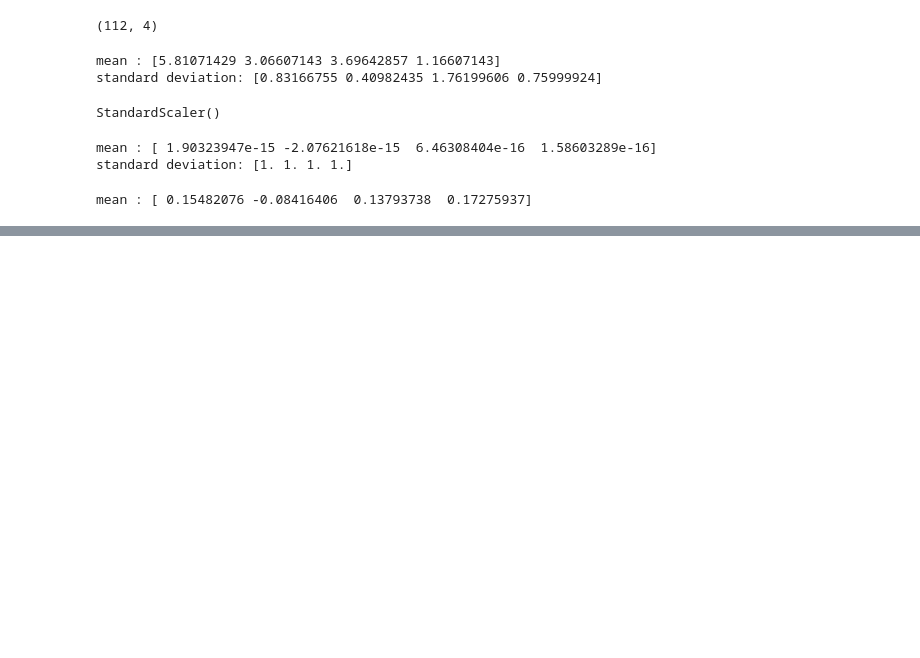
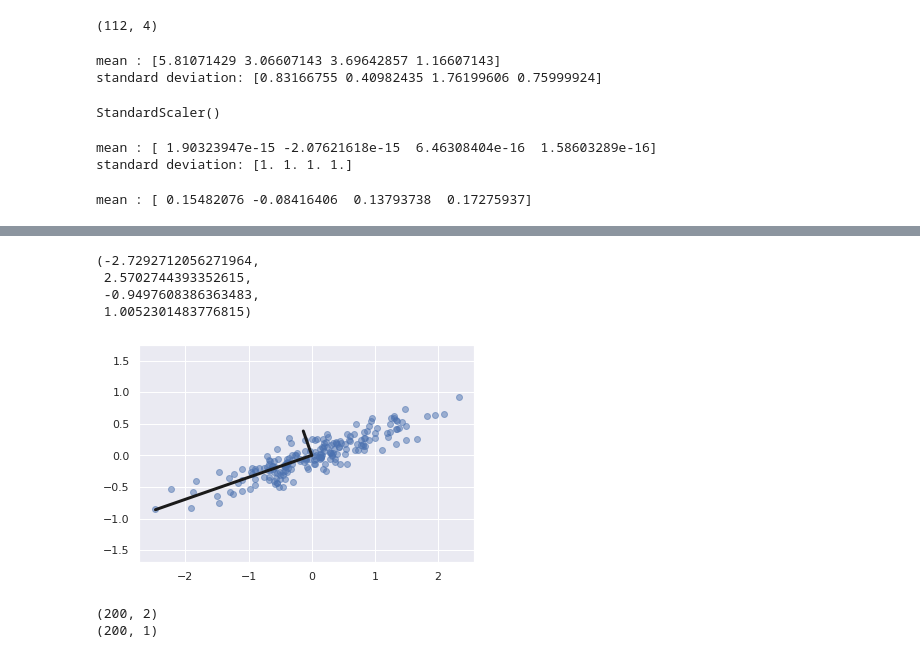
Before and after one commit to Amirserajj/ML-Lab, a Jupyter notebook: ML_Lab_Scikit.ipynb, the cells around one changed output, grey strips where cells are left out. Drawn from its saved outputs; the diff is of its cells as text; code cells hidden in the pictures; blank space fills up the shorter version.

```diff
--- a/ML_Lab_Scikit.ipynb
+++ b/ML_Lab_Scikit.ipynb
@@ -449,0 +486,20 @@ mean : [ 0.15482076 -0.08416406  0.13793738  0.17275937]
+# %%
+plt.plot(X[:,0],X[:,1],"o",alpha=0.5)
+for length , vector in zip(pca.explained_variance_,pca.components_):
+  v=vector*3*np.sqrt(length)
+  plt.plot([0,v[0]],[0,v[1]],"-k",lw=3)
+plt.axis("equal")
+# %% [output]
+(-2.7292712056271964,
+ 2.5702744393352615,
+ -0.9497608386363483,
+ 1.0052301483776815)
+[figure, added]
+# %%
+clf=PCA(0.95)
+X_trans=clf.fit_transform(X)
+print(X.shape)
+print(X_trans.shape)
+# %% [output]
+(200, 2)
+(200, 1)
```
Also changed, not shown: parts of 4 cells of this notebook.
